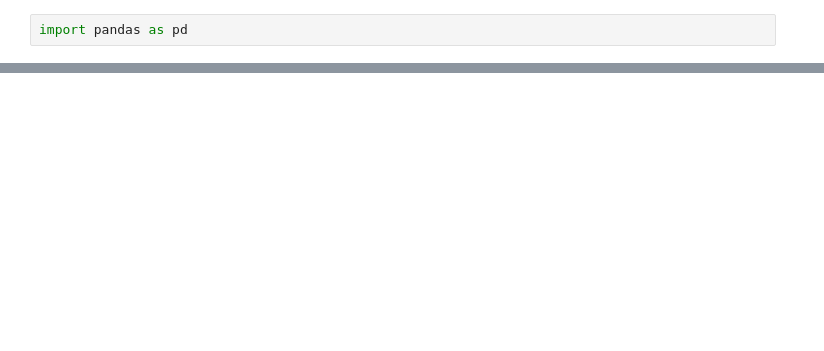
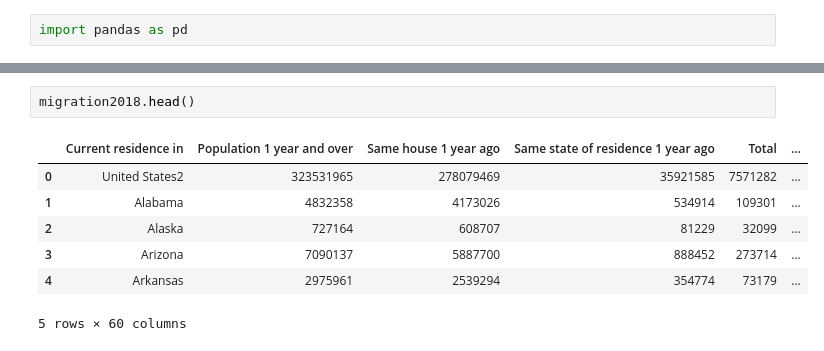
Before and after one commit to mjstriffler/housingdata_project, a Jupyter notebook: CleanData.ipynb, the cells around one changed output, grey strips where cells are left out. Drawn from its saved outputs; the diff is of its cells as text; blank space fills up the shorter version.

```diff
--- a/CleanData.ipynb
+++ b/CleanData.ipynb
@@ -7,3 +17,13 @@ migration2019 = pd.read_excel('Excels/State_to_State_Migrations_Table_2019_clean
+# %%
+migration2018.head()
+# %% [output]
+|  | Current residence in | Population 1 year and over | Same house 1 year ago | Same state of residence 1 year ago | Total | ... |
+| 0 | United States2 | 323531965 | 278079469 | 35921585 | 7571282 | ... |
+| 1 | Alabama | 4832358 | 4173026 | 534914 | 109301 | ... |
+| 2 | Alaska | 727164 | 608707 | 81229 | 32099 | ... |
+| 3 | Arizona | 7090137 | 5887700 | 888452 | 273714 | ... |
+| 4 | Arkansas | 2975961 | 2539294 | 354774 | 73179 | ... |
+5 rows × 60 columns
 # %%
 migration2019.head()
 # %% [output]
```
Also changed, not shown: parts of 6 cells of this notebook, 4 other files.
